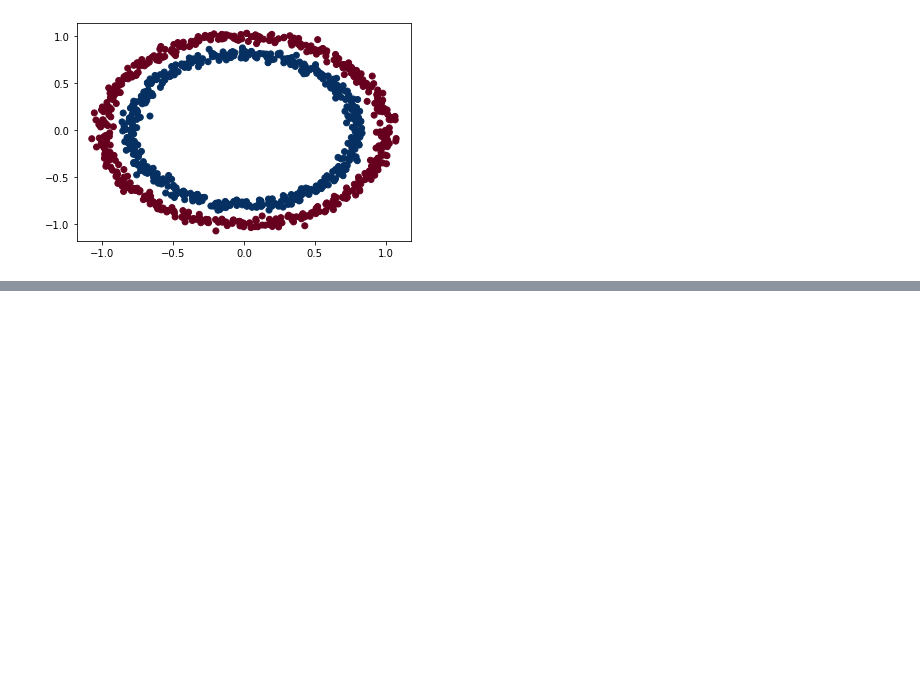
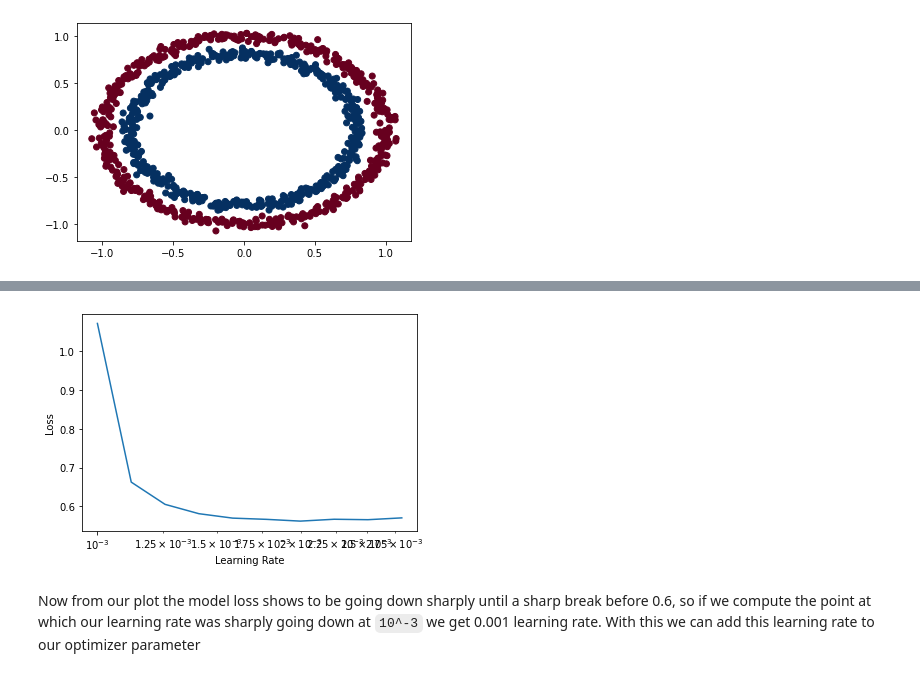
Before and after one commit to anice1/Tensorflow-Revision, a Jupyter notebook: Deep Learning (Classification).ipynb, the cells around one changed output, grey strips where cells are left out. Drawn from its saved outputs; the diff is of its cells as text; code cells hidden in the pictures; blank space fills up the shorter version.

```diff
--- a/Deep Learning (Classification).ipynb
+++ b/Deep Learning (Classification).ipynb
@@ -35,0 +266,23 @@ plt.scatter(df['X1'], df['X2'], c=y, cmap=plt.cm.RdBu)
+# %%
+# Normalize our data
+X_train_norm = X_train/255.
+X_test_norm = X_test/255.
+# %%
+model2 = tf.keras.Sequential([
+    tf.keras.layers.Flatten(input_shape=(28,28)),
+    tf.keras.layers.Dense(4, activation='relu'),
+    tf.keras.layers.Dense(4, activation='relu'),
+    tf.keras.layers.Dense(10, activation='softmax')
+])
+
+# compile our model
+
+model2.compile(loss=tf.keras.losses.SparseCategoricalCrossentropy(),
+               optimizer = tf.keras.optimizers.Adam(),
+               metrics=['accuracy'])
+
+# create the learning rate callback
+lr_scheduler = tf.keras.callbacks.LearningRateScheduler(lambda x: 1e-3*10**(x/10))
+
+# fit the model
+history_2 = model2.fit(X_train_norm, y_train, epochs=20, validation_data=(X_test_norm, y_test), callbacks=[lr_scheduler])
@@ -35,0 +307,14 @@ plt.scatter(df['X1'], df['X2'], c=y, cmap=plt.cm.RdBu)
+# %%
+def plot_lr(history):
+
+    epochs = len(history.history['loss'])
+    lr = 1e-3*10**(tf.range(epochs)/20)
+    plt.semilogx(lr, history.history['loss'])
+    plt.xlabel('Learning Rate')
+    plt.ylabel('Loss')
+# %%
+plot_lr(history_2)
+# %% [output]
+[figure, added]
+# %% [markdown]
+Now from our plot the model loss shows to be going down sharply until a sharp break before 0.6, so if we compute the point at which our learning rate was sharply going down at `10^-3` we get 0.001 learning rate. With this we can add this learning rate to our optimizer parameter
```
Also changed, not shown: parts of 34 cells of this notebook, 2 other files.
